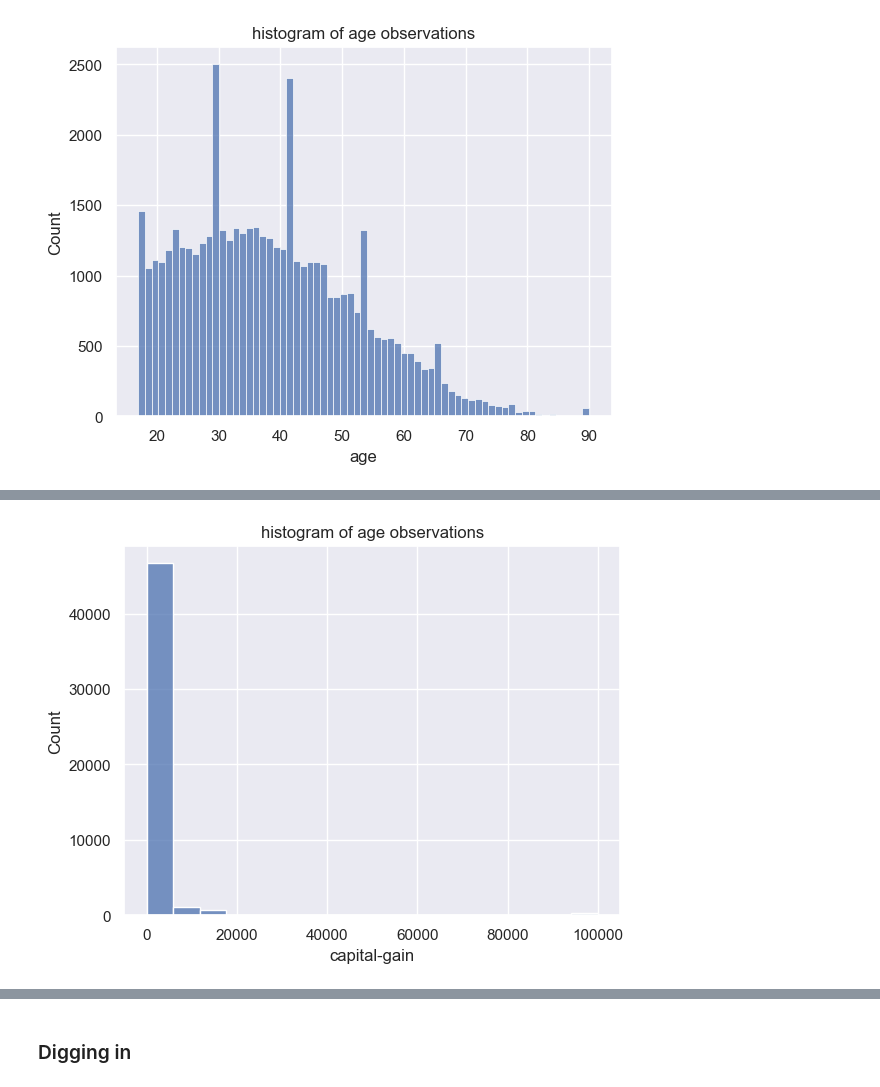
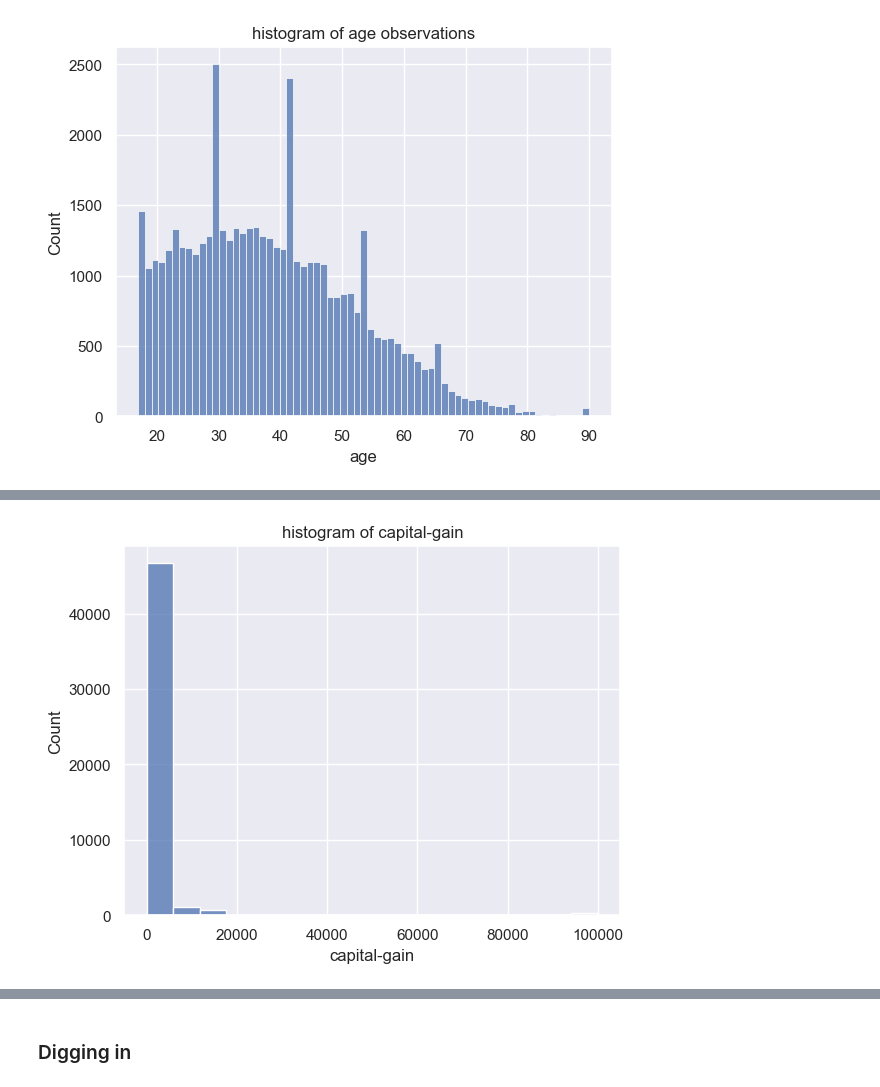
Before and after one commit to 474benchen/bias_aware_gridsearchCV, a Jupyter notebook: income.ipynb, the cells around one changed output, grey strips where cells are left out. Cells and saved outputs as stored; diff of their text form; code cells hidden in the pictures.

```diff
--- a/income.ipynb
+++ b/income.ipynb
@@ -131,8 +131,8 @@ plt.show()
 # %%
 sns.histplot(adults_df['capital-gain'])
-plt.title('histogram of age observations')
+plt.title('histogram of capital-gain')
 plt.show()
 # %% [output]
-[figure, old version]
+[figure, new version]
 # %%
 sns.histplot(adults_df['capital-loss'])
```
Also changed, not shown: parts of 3 cells of this notebook.
